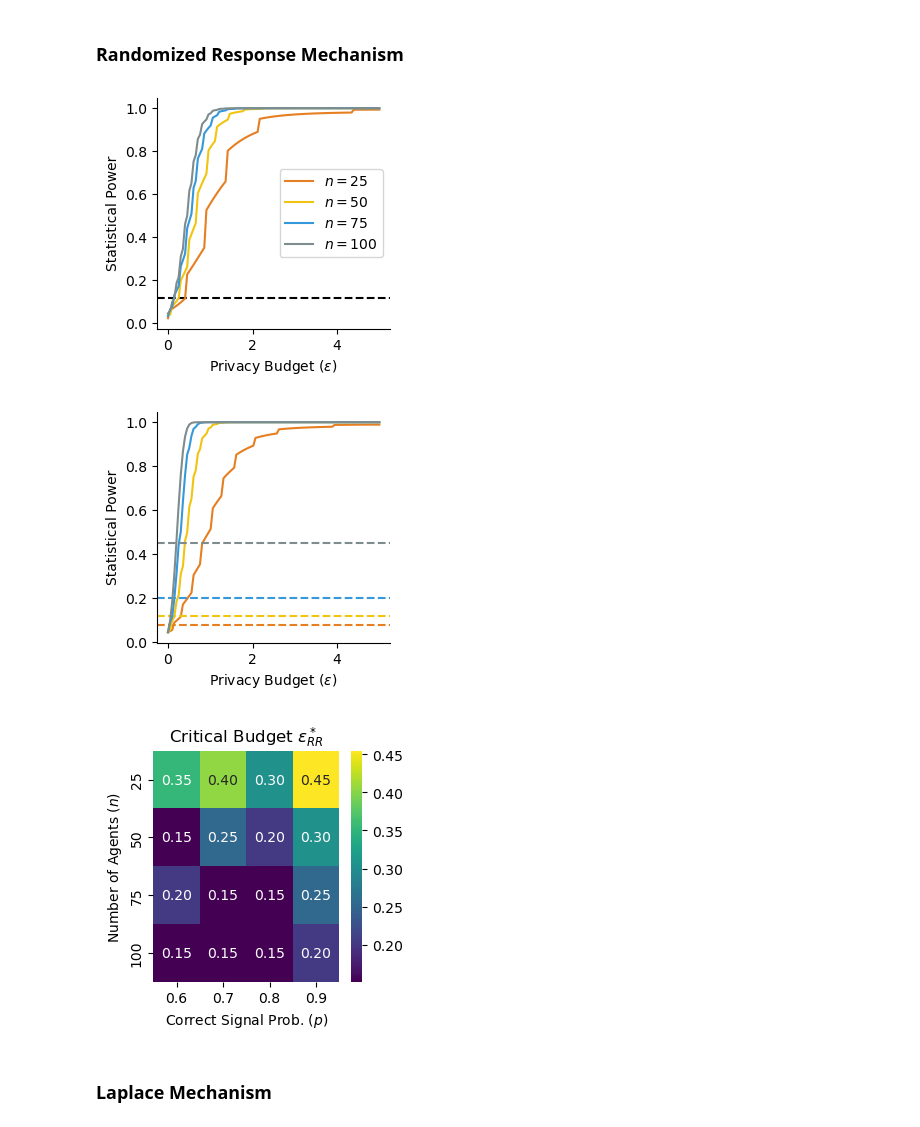
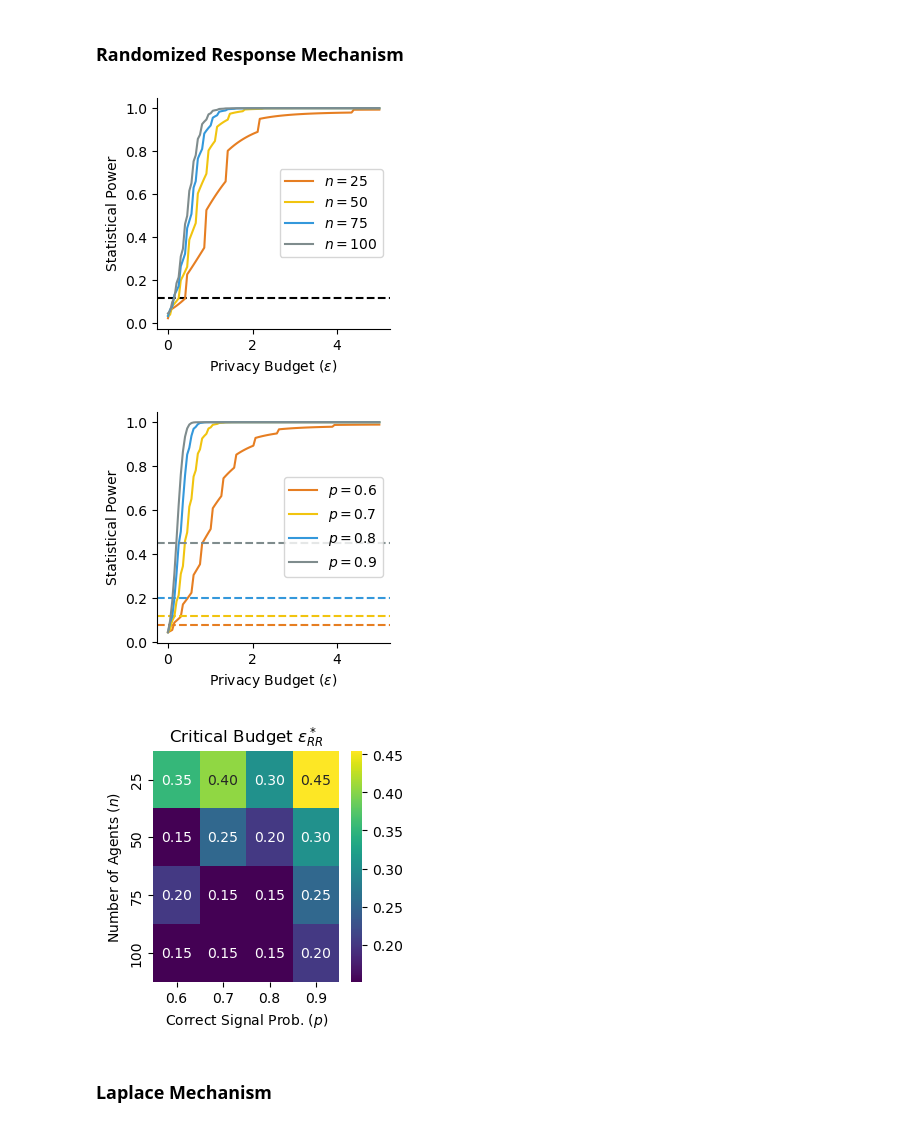
Before and after one commit to papachristoumarios/dp-social-learning, a Jupyter notebook: clinical_trials.ipynb, the cells around one changed output. Drawn from its saved outputs; the diff is of its cells as text; code cells hidden in the pictures.

```diff
--- a/clinical_trials.ipynb
+++ b/clinical_trials.ipynb
@@ -1389,35 +1397,35 @@ def binary_signals_curve_p_rr(n, alpha=0.05):
 
     for i, p in enumerate(p_range):
 
         powers = np.array([binary_signals_statistical_power_rr(n, p, epsilon, alpha) for epsilon in epsilons])
 
         ax.plot(epsilons, powers, label=f'$p  = {p}$', color=palette[i])
 
         ax.axhline(binary_signal_statistical_power_individual(p, alpha), linestyle='--', color=palette[i])
 
         # # find intersection point between p and powers
         # intersection = np.argmin(np.abs(p - powers))
 
         # ax.plot([epsilons[intersection]], [p], 'o', color=palette[i])
 
     sns.despine()
 
 
     # move legend outside
-    # ax.legend(loc='center left', bbox_to_anchor=(1, 0.5))
+    ax.legend()
 
     ax.set_xlabel('Privacy Budget ($\\varepsilon$)')
     ax.set_ylabel('Statistical Power')
 
     fig.savefig('figures/binary_signals_curve_p.pdf', bbox_inches='tight')
 
 binary_signals_curve_n_rr(0.7)
 binary_signals_curve_p_rr(100)
 
 plot_decision_thresholds_rr()
 # %% [output]
 [figure]
-[figure, old version]
+[figure, new version]
 [figure]
 # %% [markdown]
 ### Laplace Mechanism
```
Also changed, not shown: parts of 6 cells of this notebook, 9 other files.
